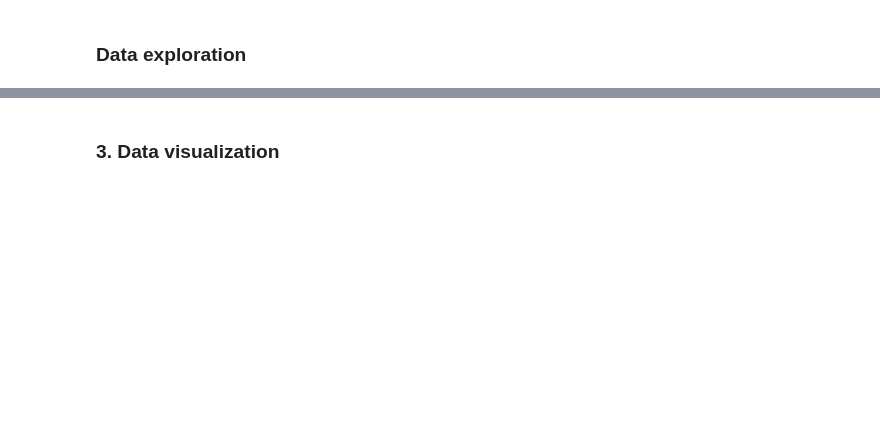
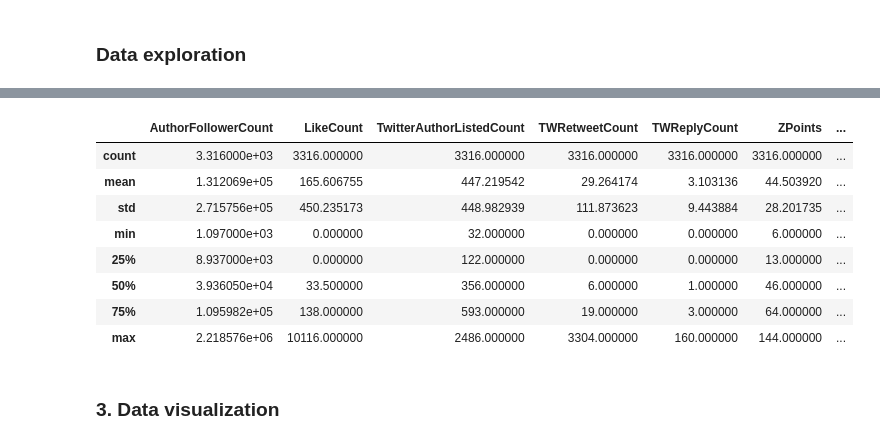
Before and after one commit to katlemon17/ncaa_tweet_analysis, a Jupyter notebook: 1_exploration.ipynb, the cells around one changed output, grey strips where cells are left out. Saved outputs shown, nothing was run; the diff lists cells and outputs as text; code cells hidden in the pictures; blank space fills up the shorter version.

```diff
--- a/1_exploration.ipynb
+++ b/1_exploration.ipynb
@@ -27,5 +27,7 @@ basketball_tweets.head()
 | 4 | 5 | 1.109240e+18 | ACU_MBB | ACU Mens Basketball | 2019-03-22 23:57:00 | To our 3 seniors @JayFrank0 @jare... | Video | https://twitter.com/ACU_MBB/statu... | ... |
 # %%
 basketball_tweets['engagement'] = basketball_tweets['LikeCount'] + basketball_tweets['TWRetweetCount'] + basketball_tweets['TWReplyCount']
+# %%
+basketball_tweets.drop(['Unnamed: 0','ID'],inplace = True, axis = 1)
 # %% [markdown]
 ### Data exploration
@@ -32,3 +55,15 @@ basketball_tweets['engagement'] = basketball_tweets['LikeCount'] + basketball_tw
+# %%
+basketball_tweets.describe()
+# %% [output]
+|  | AuthorFollowerCount | LikeCount | TwitterAuthorListedCount | TWRetweetCount | TWReplyCount | ZPoints | ... |
+| count | 3.316000e+03 | 3316.000000 | 3316.000000 | 3316.000000 | 3316.000000 | 3316.000000 | ... |
+| mean | 1.312069e+05 | 165.606755 | 447.219542 | 29.264174 | 3.103136 | 44.503920 | ... |
+| std | 2.715756e+05 | 450.235173 | 448.982939 | 111.873623 | 9.443884 | 28.201735 | ... |
+| min | 1.097000e+03 | 0.000000 | 32.000000 | 0.000000 | 0.000000 | 6.000000 | ... |
+| 25% | 8.937000e+03 | 0.000000 | 122.000000 | 0.000000 | 0.000000 | 13.000000 | ... |
+| 50% | 3.936050e+04 | 33.500000 | 356.000000 | 6.000000 | 1.000000 | 46.000000 | ... |
+| 75% | 1.095982e+05 | 138.000000 | 593.000000 | 19.000000 | 3.000000 | 64.000000 | ... |
+| max | 2.218576e+06 | 10116.000000 | 2486.000000 | 3304.000000 | 160.000000 | 144.000000 | ... |
 # %% [markdown]
 ### 3. Data visualization
 # %%
```
Also changed, not shown: parts of 7 cells of this notebook.
